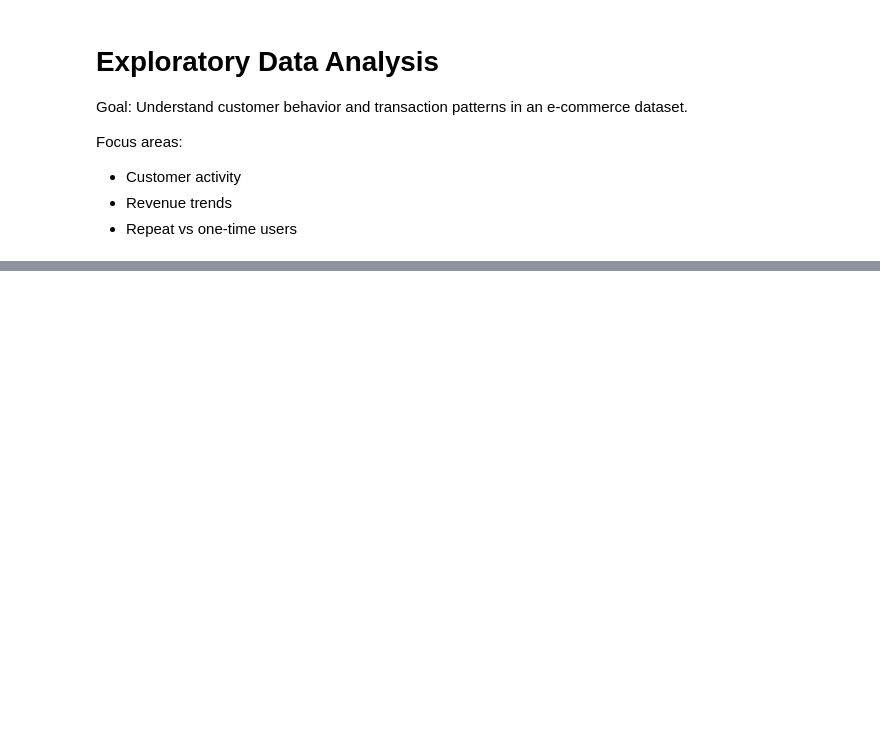
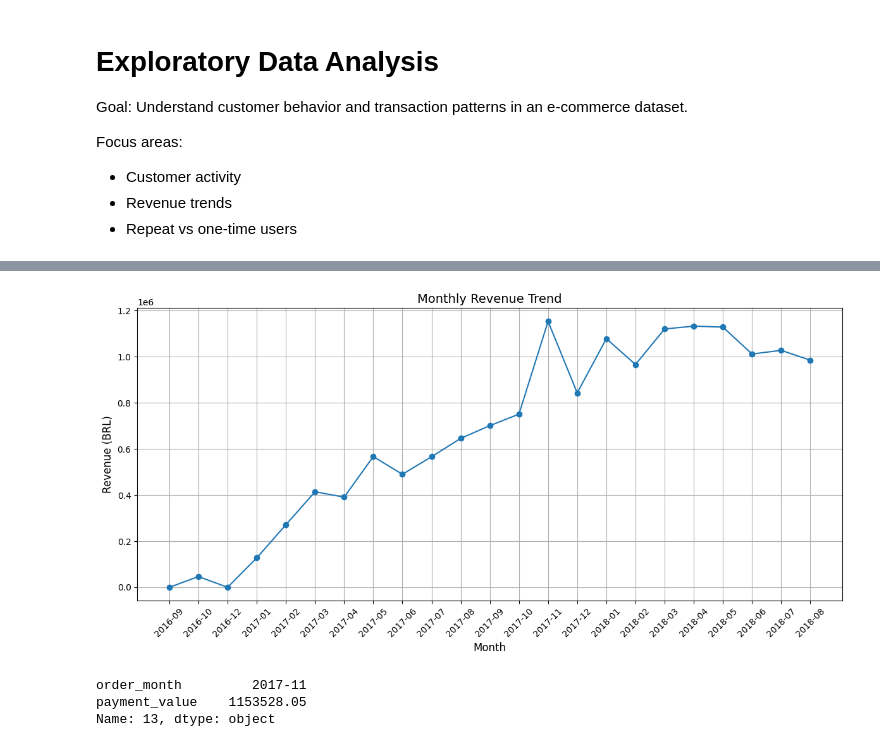
Before and after one commit to NoOne1007/ecommerce-customer-segmentation, a Jupyter notebook: notebooks/01_eda.ipynb, the cells around one changed output, grey strips where cells are left out. Saved outputs shown, nothing was run; the diff lists cells and outputs as text; code cells hidden in the pictures; blank space fills up the shorter version.

```diff
--- a/notebooks/01_eda.ipynb
+++ b/notebooks/01_eda.ipynb
@@ -55,0 +22,9 @@ payments.head()
+# %%
+# Show what statuses exist before filtering — good to document
+print("Order status distribution (raw):")
+print(orders["order_status"].value_counts())
+print()
+
+orders = orders[orders["order_status"] == "delivered"].copy()
+
+print(f"Delivered orders retained: {len(orders):,}")
@@ -609,0 +162,31 @@ plt.show()
+# %%
+monthly_revenue = (
+    df.groupby("order_month")["payment_value"]
+    .sum()
+    .reset_index()
+)
+
+monthly_revenue["order_month"] = monthly_revenue["order_month"].astype(str)
+
+plt.figure(figsize=(12, 6))
+plt.plot(
+    monthly_revenue["order_month"],
+    monthly_revenue["payment_value"],
+    marker="o"
+)
+plt.title("Monthly Revenue Trend", fontsize=14)
+plt.xlabel("Month", fontsize=12)
+plt.ylabel("Revenue (BRL)", fontsize=12)
+plt.xticks(rotation=45)
+plt.grid(True)
+plt.tight_layout()
+plt.show()
+# %% [output]
+[figure, added]
+# %%
+peak_month = monthly_revenue.loc[monthly_revenue["payment_value"].idxmax()]
+print(peak_month)
+# %% [output]
+order_month         2017-11
+payment_value    1153528.05
+Name: 13, dtype: object
```
Also changed, not shown: parts of 71 cells of this notebook, 2 other files.
